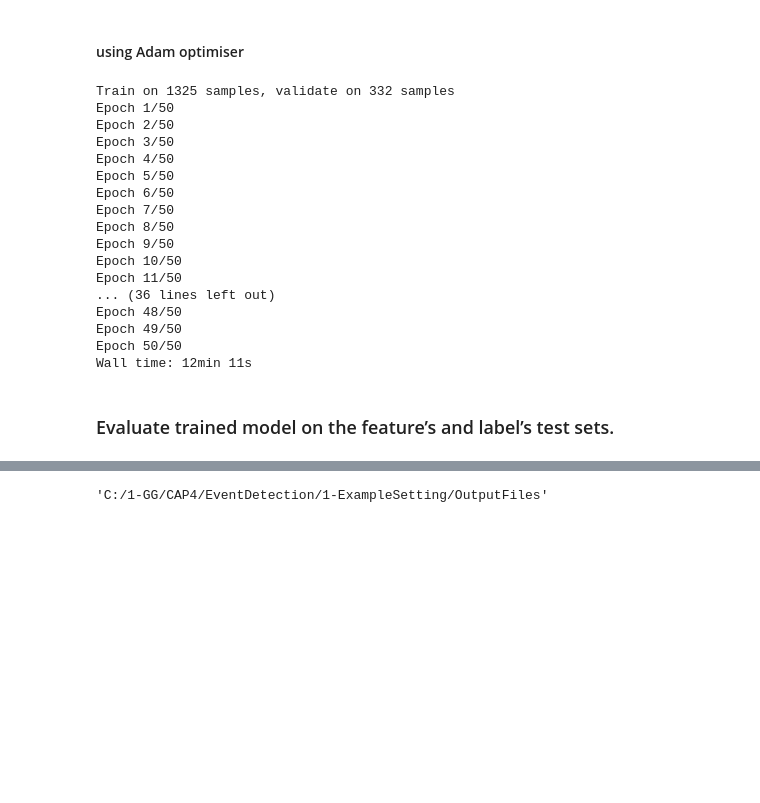
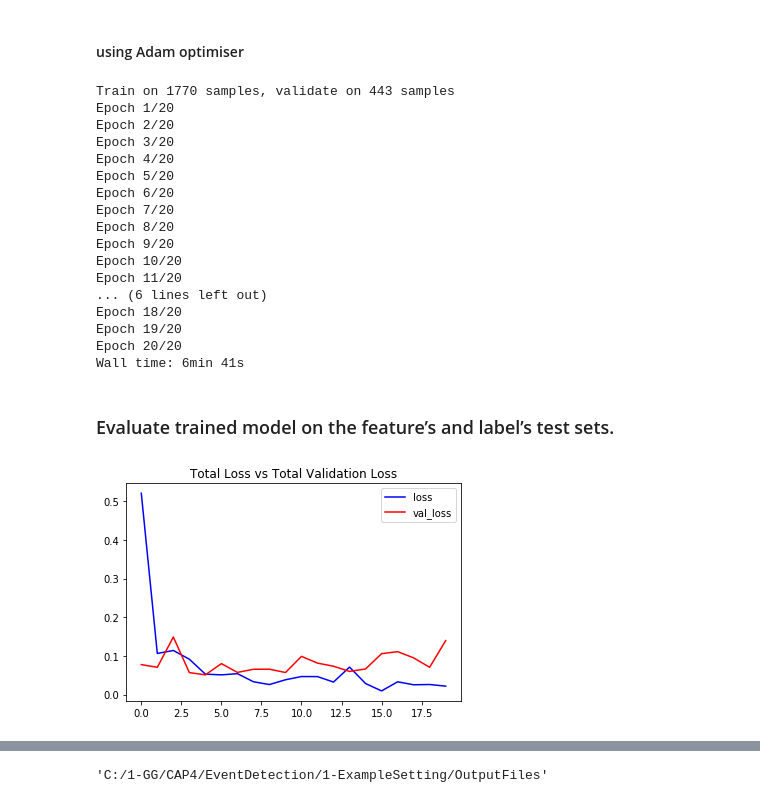
Before and after one commit to eiensatya7/cap4_group7_va, a Jupyter notebook: Step_1_EventDetection_Sequential_Model Training-for_session-Gr-99.ipynb, the cells around one changed output, grey strips where cells are left out. Drawn from its saved outputs; the diff is of its cells as text; code cells hidden in the pictures; blank space fills up the shorter version.

```diff
--- a/Step_1_EventDetection_Sequential_Model Training-for_session-Gr-99.ipynb
+++ b/Step_1_EventDetection_Sequential_Model Training-for_session-Gr-99.ipynb
@@ -308,27 +319,49 @@ model.compile(loss='categorical_crossentropy',optimizer='Adam',metrics=['accurac
 # Adding Early Stopping Callback
 #early_stopping_callback = EarlyStopping(monitor = 'val_loss', patience = 15, mode = 'min', restore_best_weights = True)
 
-model_training_history = model.fit(x = X_train, y = y_train, epochs = 50, verbose = 1, batch_size = 4 , shuffle = True, validation_split = 0.2, callbacks=[mcp_save])
+model_training_history = model.fit(x = X_train, y = y_train, epochs = 20, verbose = 1, batch_size = 4 , shuffle = True, validation_split = 0.2, callbacks=[mcp_save])
 # %% [output]
-Train on 1325 samples, validate on 332 samples
-Epoch 1/50
-Epoch 2/50
-Epoch 3/50
-Epoch 4/50
-Epoch 5/50
-Epoch 6/50
-Epoch 7/50
-Epoch 8/50
-Epoch 9/50
-Epoch 10/50
-Epoch 11/50
-... (36 lines left out)
-Epoch 48/50
-Epoch 49/50
-Epoch 50/50
-Wall time: 12min 11s
+Train on 1770 samples, validate on 443 samples
+Epoch 1/20
+Epoch 2/20
+Epoch 3/20
+Epoch 4/20
+Epoch 5/20
+Epoch 6/20
+Epoch 7/20
+Epoch 8/20
+Epoch 9/20
+Epoch 10/20
+Epoch 11/20
+... (6 lines left out)
+Epoch 18/20
+Epoch 19/20
+Epoch 20/20
+Wall time: 6min 41s
 # %% [markdown]
 
 ### Evaluate trained model on the feature’s and label’s test sets.
 # %%
 model_evaluation_history = model.evaluate(X_test, y_test)
+# %%
+def plot_metric(metric_name_1, metric_name_2, plot_name):
+  # Get Metric values using metric names as identifiers
+  metric_value_1 = model_training_history.history[metric_name_1]
+  metric_value_2 = model_training_history.history[metric_name_2]
+
+  # Constructing a range object which will be used as time
+  epochs = range(len(metric_value_1))
+
+  # Plotting the Graph
+  plt.plot(epochs, metric_value_1, 'blue', label = metric_name_1)
+  plt.plot(epochs, metric_value_2, 'red', label = metric_name_2)
+
+  # Adding title to the plot
+  plt.title(str(plot_name))
+
+  # Adding legend to the plot
+  plt.legend()
+# %%
+plot_metric('loss', 'val_loss', 'Total Loss vs Total Validation Loss')
+# %% [output]
+[figure, added]
```
Also changed, not shown: parts of 18 cells of this notebook, 2 other files.
